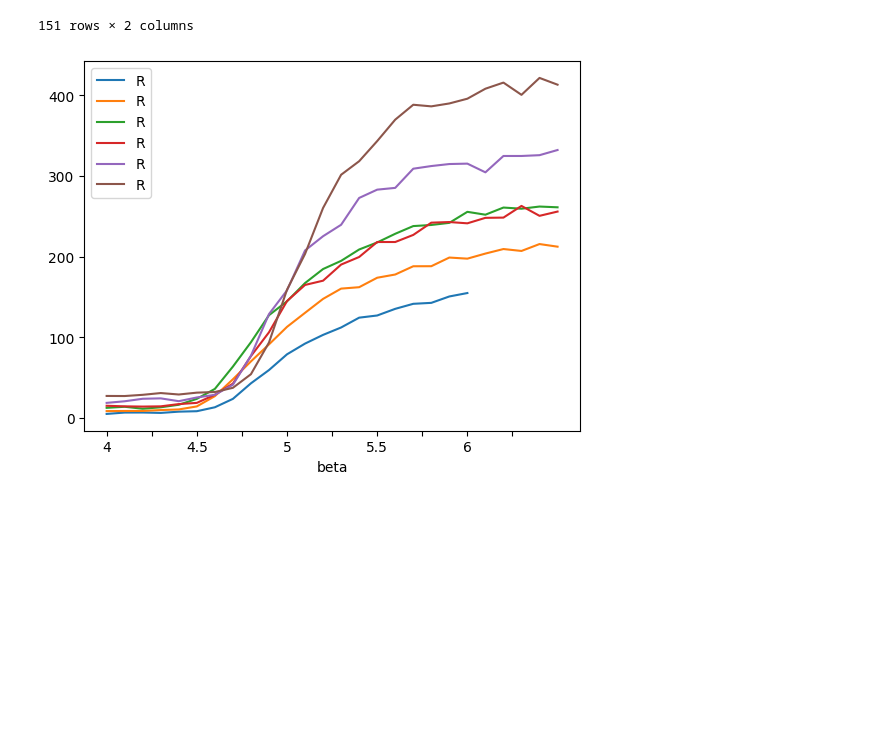
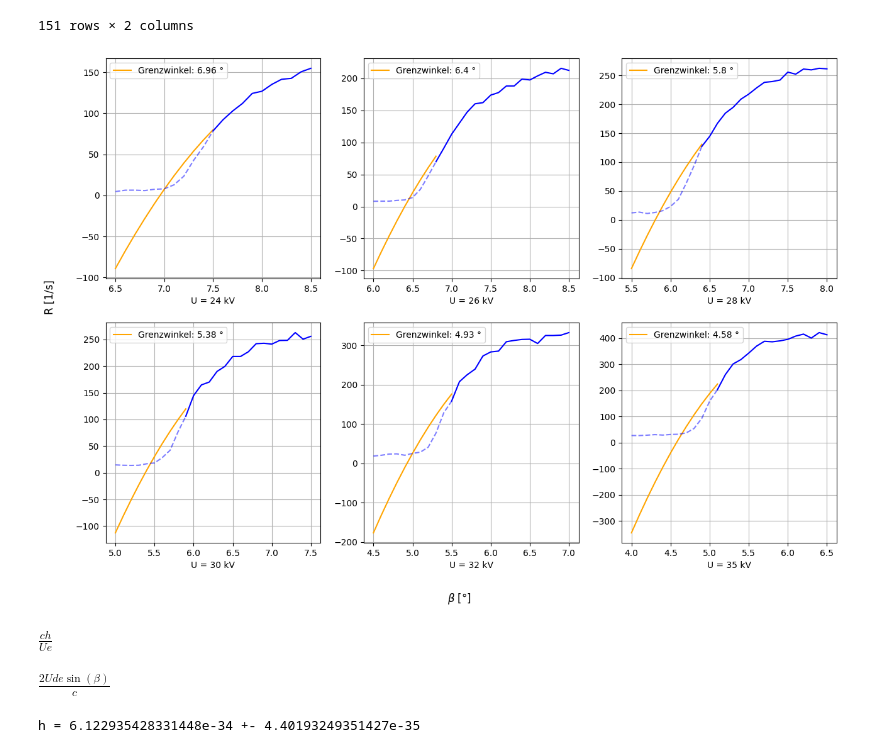
Before and after one commit to RombusBombus/AP3, a Jupyter notebook: XST/XST.ipynb, the cells around one changed output. Drawn from its saved outputs; the diff is of its cells as text; code cells hidden in the pictures; blank space fills up the shorter version.

```diff
--- a/XST/XST.ipynb
+++ b/XST/XST.ipynb
@@ -456,10 +483,51 @@ messreihen
 |  | 25 | 6.4 | 421.8 |
 |  | 26 | 6.5 | 413.4 |
 151 rows × 2 columns
-# %%
-ax = plt.axes()
-
-for spannung in messreihen.index.unique(0):
-    messreihen.loc[spannung].plot(x="beta", y="R", ax=ax)
-# %% [output]
-[figure, removed]
+# %%
+# Suche nach Grenzwellenlängen / Grenzwinkeln
+spannungen = messreihen.index.unique(0)
+fig, axs = plt.subplots(2, 3, figsize=(15, 10))
+axs = axs.flatten()
+cutoff_idcs = [10, 8, 9, 9, 10, 11]
+
+grenzwinkel = {}
+
+for i, (spannung, cutoff_idx) in enumerate(zip(spannungen, cutoff_idcs)):
+    messreihe = messreihen.loc[spannung]
+
+    out_sample = messreihe.iloc[:cutoff_idx]
+    in_sample = messreihe.iloc[cutoff_idx:]
+
+    # Mit quadratischem Fit extrapolieren
+    poly = np.polyfit(
+        in_sample["beta"].values.astype(float), in_sample["R"].values.astype(float), 2
+    )
+    poly = np.poly1d(poly)
+    axs[i].plot(
+        messreihe.iloc[: cutoff_idx + 1]["beta"],
+        poly(messreihe.iloc[: cutoff_idx + 1]["beta"]),
+        c="orange",
+        label=f"Grenzwinkel: {np.round(poly.roots[1], 2)} °"
+    )
+    grenzwinkel[spannung] = poly.roots[1]
+
+    axs[i].plot(
+        messreihe.iloc[: cutoff_idx + 1]["beta"],
+        messreihe.iloc[: cutoff_idx + 1]["R"],
+        linestyle="--",
+        c="blue",
+        alpha=0.5,
+    )
+    axs[i].plot(
+        messreihe.iloc[cutoff_idx:]["beta"], messreihe.iloc[cutoff_idx:]["R"], c="blue"
+    )
+    axs[i].grid()
+    axs[i].legend()
+    axs[i].set_xlabel(r"U = " + spannung + " kV")
+
+fig.supxlabel(r"$\beta$ [°]")
+fig.supylabel(r"R [1/s]", x=0.06)
+
+fig.savefig("planck_grenzwinkel.svg")
+# %% [output]
+[figure, added]
@@ -465,0 +536,24 @@ for spannung in messreihen.index.unique(0):
+# %%
+e_symbol, U_symbol = symbols("e U")
+
+lambda_0 = (h_symbol * c_symbol)/(e_symbol * U_symbol)
+lambda_0
+# %% [output]
+$\displaystyle \frac{c h}{U e}$
+# %%
+h_formula = solve(bragg_bedingung.subs(lambda_symbol, lambda_0), h_symbol)[0].subs(n_symbol, 1)
+h_formula
+# %% [output]
+$\displaystyle \frac{2 U d e \sin{\left(\beta \right)}}{c}$
+# %%
+h_vals, u_h_vals = fehler_gauss(
+    h_formula.subs({e_symbol: constants.e, c_symbol: constants.c}),
+    [U_symbol, d_symbol, beta_symbol],
+    [grenzwinkel.index.values.astype(float) * 1e3, d_val, np.deg2rad(grenzwinkel.values)],
+    [u_U, u_d_val, np.sqrt(u_beta**2 + np.deg2rad(1)**2)] # normale Winkelunsicherheit + 1°
+)
+
+h_val, u_h_val = weighted_mean(h_vals, u_h_vals)
+print(f"h = {h_val} +- {u_h_val}")
+# %% [output]
+h = 6.122935428331448e-34 +- 4.40193249351427e-35
```
Also changed, not shown: parts of 7 cells of this notebook, 6 other files.
